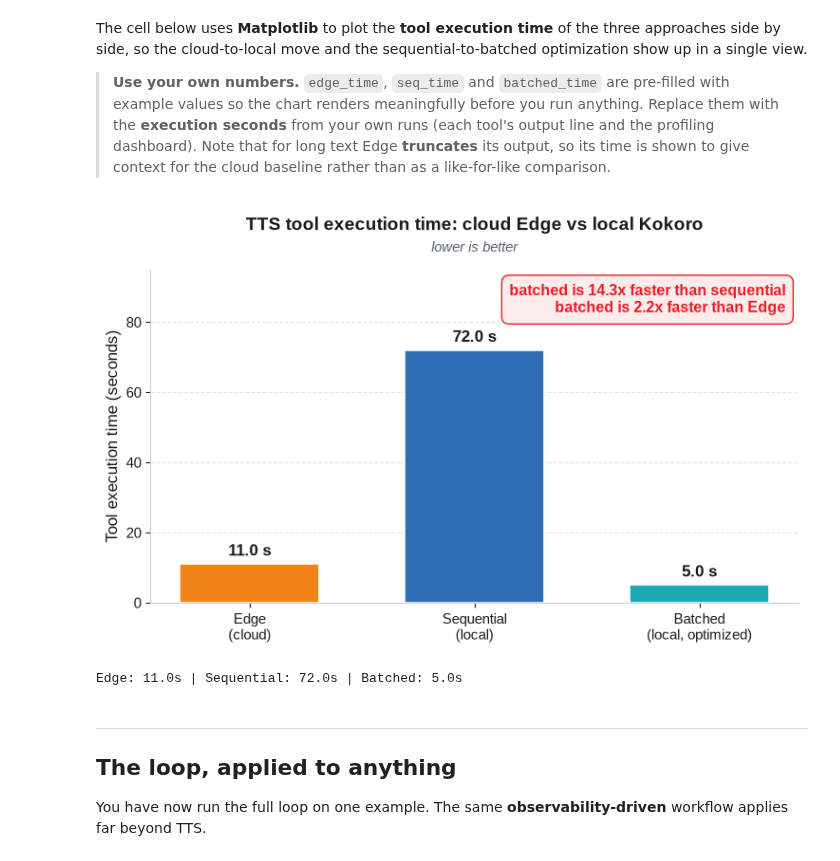
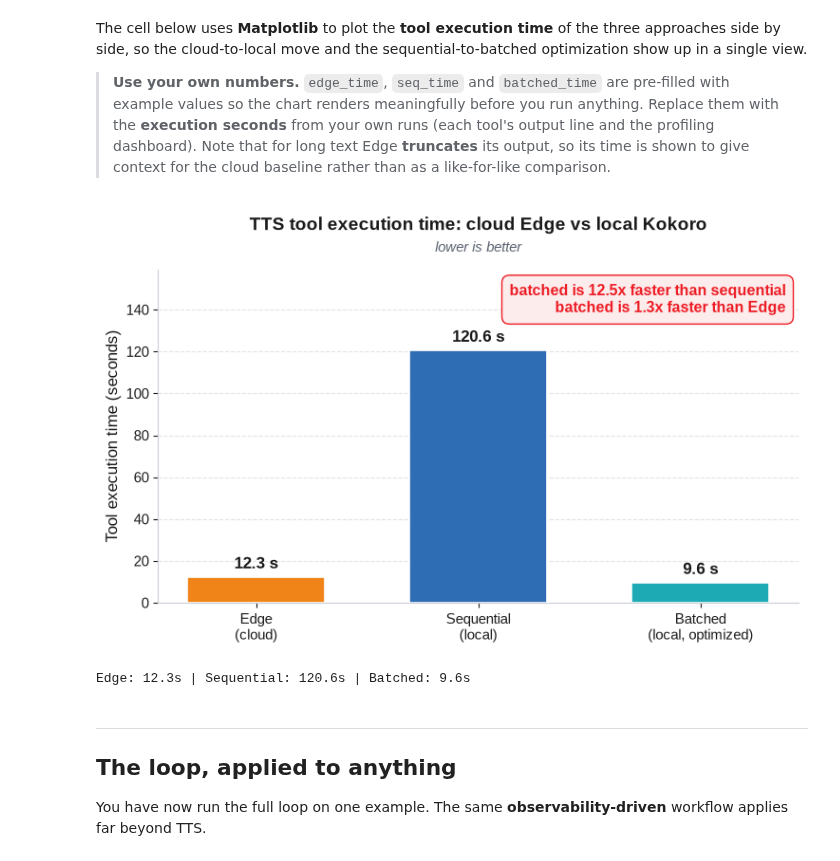
Before and after one commit to shailensobhee/amd-agentic-ai-profiling-workshop, a Jupyter notebook: tts_executed.ipynb, the cells around one changed output. Saved outputs shown, nothing was run; the diff lists cells and outputs as text; code cells hidden in the pictures.

```diff
--- a/tts_executed.ipynb
+++ b/tts_executed.ipynb
@@ -646,9 +651,9 @@ from matplotlib import font_manager
 # --- Tool execution time (seconds) for each approach ---
 # Default values; replace them with the execution seconds from your own runs,
 # taken from each tool's output line and the profiling dashboard.
-edge_time = 11.0      # Edge TTS (cloud) - note: truncates long text (~5 min cap)
-seq_time = 72      # Kokoro, sequential mode (local, unoptimized)
-batched_time = 5.02    # Kokoro, batched mode (local, optimized)
+edge_time = 12.32      # Edge TTS (cloud) - note: truncates long text (~5 min cap)
+seq_time = 120.6      # Kokoro, sequential mode (local, unoptimized)
+batched_time = 9.62    # Kokoro, batched mode (local, optimized)
 
 for _f in ("Arial", "Liberation Sans", "DejaVu Sans"):
     if any(_f in f.name for f in font_manager.fontManager.ttflist):
@@ -682,35 +687,35 @@ ax.set_ylim(0, max(times) * 1.32)
 ax.bar_label(bars, fmt="%.1f s", padding=4, fontweight="bold",
              fontsize=12, color=INK)
 ax.tick_params(colors=INK, labelsize=11)
 
 notes = []
 if seq_time and batched_time:
     notes.append(f"batched is {seq_time / batched_time:.1f}x faster than sequential")
 if edge_time and batched_time:
     notes.append(f"batched is {edge_time / batched_time:.1f}x faster than Edge")
 if notes:
     ax.text(0.98, 0.96, "\n".join(notes), transform=ax.transAxes,
             ha="right", va="top", fontsize=11.5, fontweight="bold",
             color=AMD_RED,
             bbox=dict(boxstyle="round,pad=0.5", facecolor="#FDECEC",
                       edgecolor=AMD_RED, linewidth=1.0))
 
 for side in ("top", "right"):
     ax.spines[side].set_visible(False)
 for side in ("left", "bottom"):
     ax.spines[side].set_color("#C9CDD6")
 
 plt.tight_layout()
 os.makedirs("outputs", exist_ok=True)
 plt.savefig("outputs/tts_execution_comparison.png", dpi=150, bbox_inches="tight",
             facecolor="white")
 plt.show()
 
 print(f"Edge: {edge_time:.1f}s | Sequential: {seq_time:.1f}s | "
       f"Batched: {batched_time:.1f}s")
 # %% [output]
-[figure, old version]
+[figure, new version]
-Edge: 11.0s | Sequential: 72.0s | Batched: 5.0s
+Edge: 12.3s | Sequential: 120.6s | Batched: 9.6s
 # %% [markdown]
 ---
 
```
Also changed, not shown: parts of 13 cells of this notebook, 32 other files.
